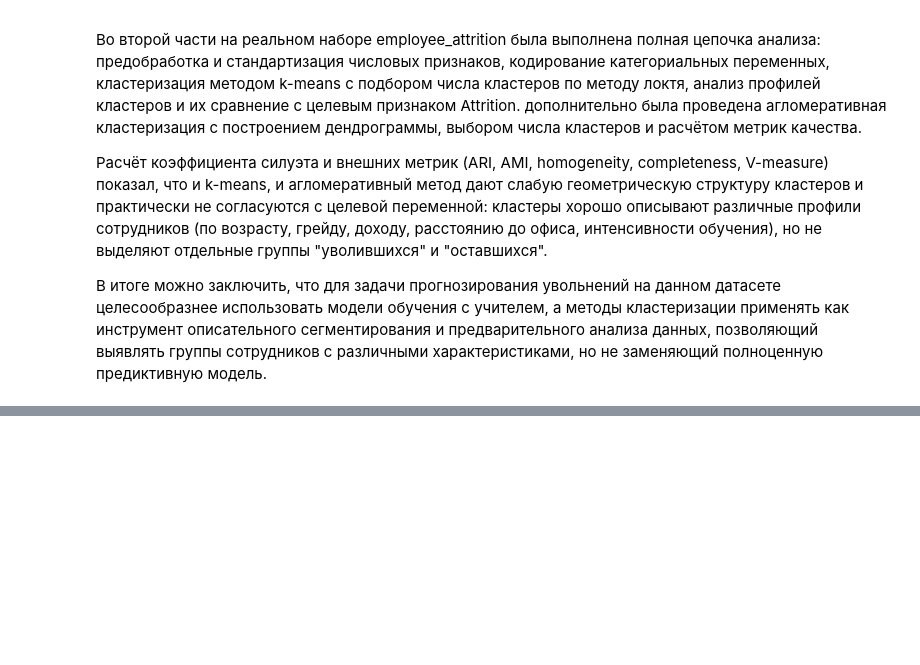
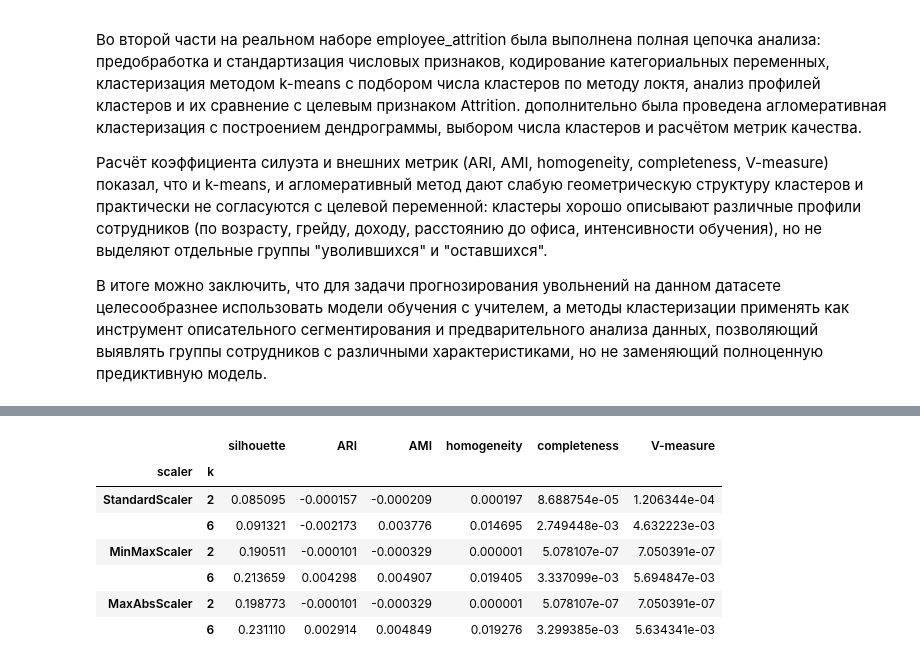
Before and after one commit to cocahonka/suai-data-science-labs, a Jupyter notebook: lab4/ЛР4_Мясников_2.ipynb, the cells around one changed output, grey strips where cells are left out. Saved outputs shown, nothing was run; the diff lists cells and outputs as text; code cells hidden in the pictures; blank space fills up the shorter version.

```diff
--- a/lab4/ЛР4_Мясников_2.ipynb
+++ b/lab4/ЛР4_Мясников_2.ipynb
@@ -781,0 +830,78 @@ ROC-AUC: 0.8270693656523982
+# %%
+# подготовка разных вариантов нормализации и кластеризация k-means при k = 2 и k = 6
+
+from sklearn.preprocessing import StandardScaler, MinMaxScaler, MaxAbsScaler
+
+# числа кластеров для дополнительного задания
+k_values = [2, 6]
+
+# масштабирование числовых признаков разными скейлерами
+std_scaler = StandardScaler()
+minmax_scaler = MinMaxScaler()
+maxabs_scaler = MaxAbsScaler()
+
+X_num_std = std_scaler.fit_transform(emp_df[num_cols])
+X_num_minmax = minmax_scaler.fit_transform(emp_df[num_cols])
+X_num_maxabs = maxabs_scaler.fit_transform(emp_df[num_cols])
+
+X_num_std_df = pd.DataFrame(X_num_std, columns=num_cols)
+X_num_minmax_df = pd.DataFrame(X_num_minmax, columns=num_cols)
+X_num_maxabs_df = pd.DataFrame(X_num_maxabs, columns=num_cols)
+
+# используем те же one-hot закодированные категориальные признаки для всех вариантов
+X_final_std = pd.concat([X_num_std_df, X_cat_encoded], axis=1)
+X_final_minmax = pd.concat([X_num_minmax_df, X_cat_encoded], axis=1)
+X_final_maxabs = pd.concat([X_num_maxabs_df, X_cat_encoded], axis=1)
+
+print("размер X_final_std (StandardScaler):", X_final_std.shape)
+print("размер X_final_minmax:", X_final_minmax.shape)
+print("размер X_final_maxabs:", X_final_maxabs.shape)
+
+# расчёт метрик качества для k-means (k = 2 и k = 6) на трёх вариантах нормализации
+scaler_variants = {
+    "StandardScaler": X_final_std,
+    "MinMaxScaler": X_final_minmax,
+    "MaxAbsScaler": X_final_maxabs,
+}
+
+results_scalers = []
+
+for name, X_variant in scaler_variants.items():
+    for k_add in k_values:
+        print()
+        print(f"{name}, k = {k_add}")
+        kmeans_model = KMeans(n_clusters=k_add, random_state=seed, n_init=n_init)
+        labels = kmeans_model.fit_predict(X_variant)
+
+        sil = silhouette_score(X_variant, labels)
+        ari = adjusted_rand_score(y, labels)
+        ami = adjusted_mutual_info_score(y, labels)
+        homo = homogeneity_score(y, labels)
+        comp = completeness_score(y, labels)
+        v = v_measure_score(y, labels)
+
+        print(f"коэффициент силуэта: {sil:.4f}")
+        print(f"ARI: {ari:.4f}")
+        print(f"AMI: {ami:.4f}")
+        print(f"homogeneity: {homo:.4f}")
+        print(f"completeness: {comp:.4f}")
+        print(f"V-measure: {v:.4f}")
+
+        results_scalers.append(
+            {
+                "scaler": name,
+                "k": k_add,
+                "silhouette": sil,
+                "ARI": ari,
+                "AMI": ami,
+                "homogeneity": homo,
+                "completeness": comp,
+                "V-measure": v,
+            }
+        )
+
+metrics_scalers_df = pd.DataFrame(results_scalers).set_index(["scaler", "k"])
+
+print("\nСводная таблица метрик для разных способов нормализации (k-means, k = 2 и k = 6):")
+metrics_scalers_df
+# %% [output]
@@ -781,0 +925,8 @@ ROC-AUC: 0.8270693656523982
+|  |  | silhouette | ARI | AMI | homogeneity | completeness | V-measure |
+| scaler | k |  |  |  |  |  |  |
+| StandardScaler | 2 | 0.085095 | -0.000157 | -0.000209 | 0.000197 | 8.688754e-05 | 1.206344e-04 |
+|  | 6 | 0.091321 | -0.002173 | 0.003776 | 0.014695 | 2.749448e-03 | 4.632223e-03 |
+| MinMaxScaler | 2 | 0.190511 | -0.000101 | -0.000329 | 0.000001 | 5.078107e-07 | 7.050391e-07 |
+|  | 6 | 0.213659 | 0.004298 | 0.004907 | 0.019405 | 3.337099e-03 | 5.694847e-03 |
+| MaxAbsScaler | 2 | 0.198773 | -0.000101 | -0.000329 | 0.000001 | 5.078107e-07 | 7.050391e-07 |
+|  | 6 | 0.231110 | 0.002914 | 0.004849 | 0.019276 | 3.299385e-03 | 5.634341e-03 |
```
Also changed, not shown: parts of 8 cells of this notebook.
